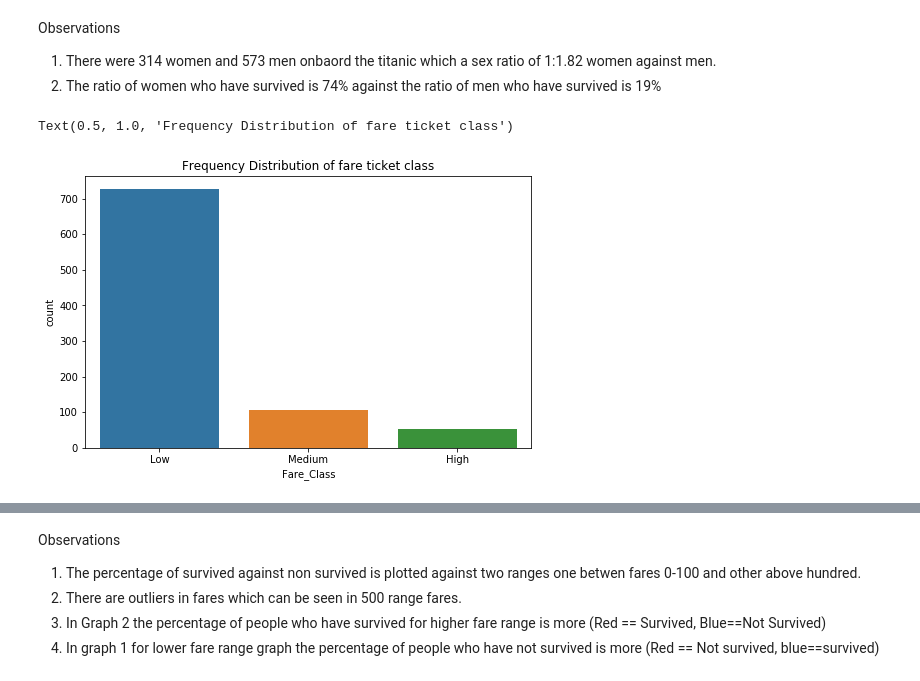
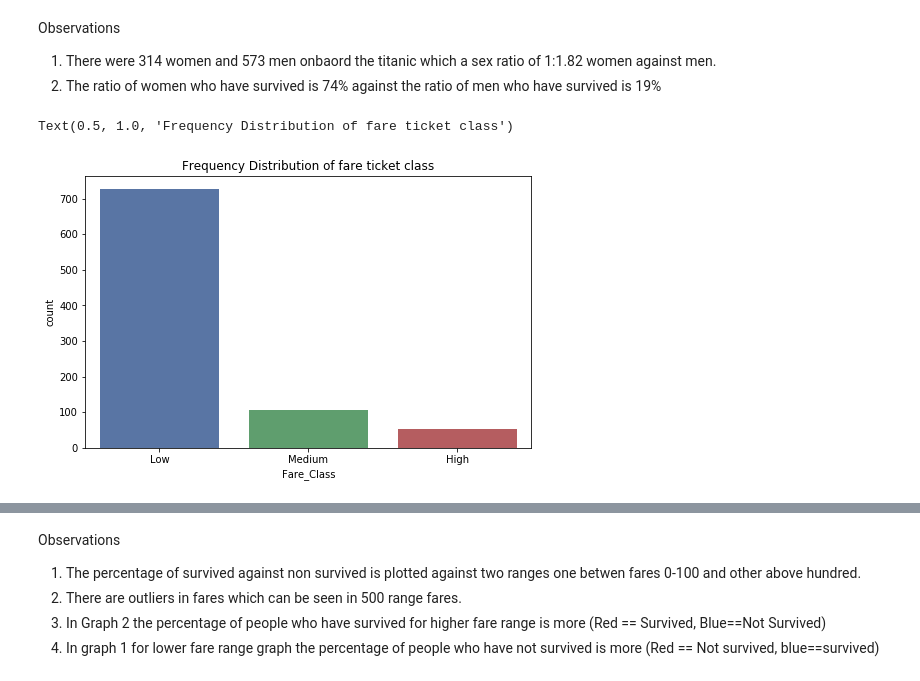
Before and after one commit to USF-CS-663-Spring-2020/lab-02-titanic-vikas91, a Jupyter notebook: titanic-analysis.ipynb, the cells around one changed output, grey strips where cells are left out. Cells and saved outputs as stored; diff of their text form; code cells hidden in the pictures.

```diff
--- a/titanic-analysis.ipynb
+++ b/titanic-analysis.ipynb
@@ -90,18 +90,19 @@ Observations
 # %%
 import seaborn as sns
 import matplotlib.pyplot as plt
+plt.style.use('seaborn-deep')
 
 # 0 - 50    : Low Fare
 # 50 - 100  : Medium Fare
 # 100 - Max : High Fare
 
 df['Fare_Class'] = pd.cut(df['Fare'], bins = [-1,50,100,df['Fare'].max()], labels=['Low','Medium','High'])
 
 plt.figure(figsize=(8,5))
 sns.countplot(x = 'Fare_Class', data = df)
 plt.title('Frequency Distribution of fare ticket class')
 # %% [output]
 Text(0.5, 1.0, 'Frequency Distribution of fare ticket class')
-[figure, old version]
+[figure, new version]
 # %%
 df2 = pd.melt(df, id_vars=['Survived'], value_vars=["Fare"])
```
Also changed, not shown: parts of 3 cells of this notebook.
